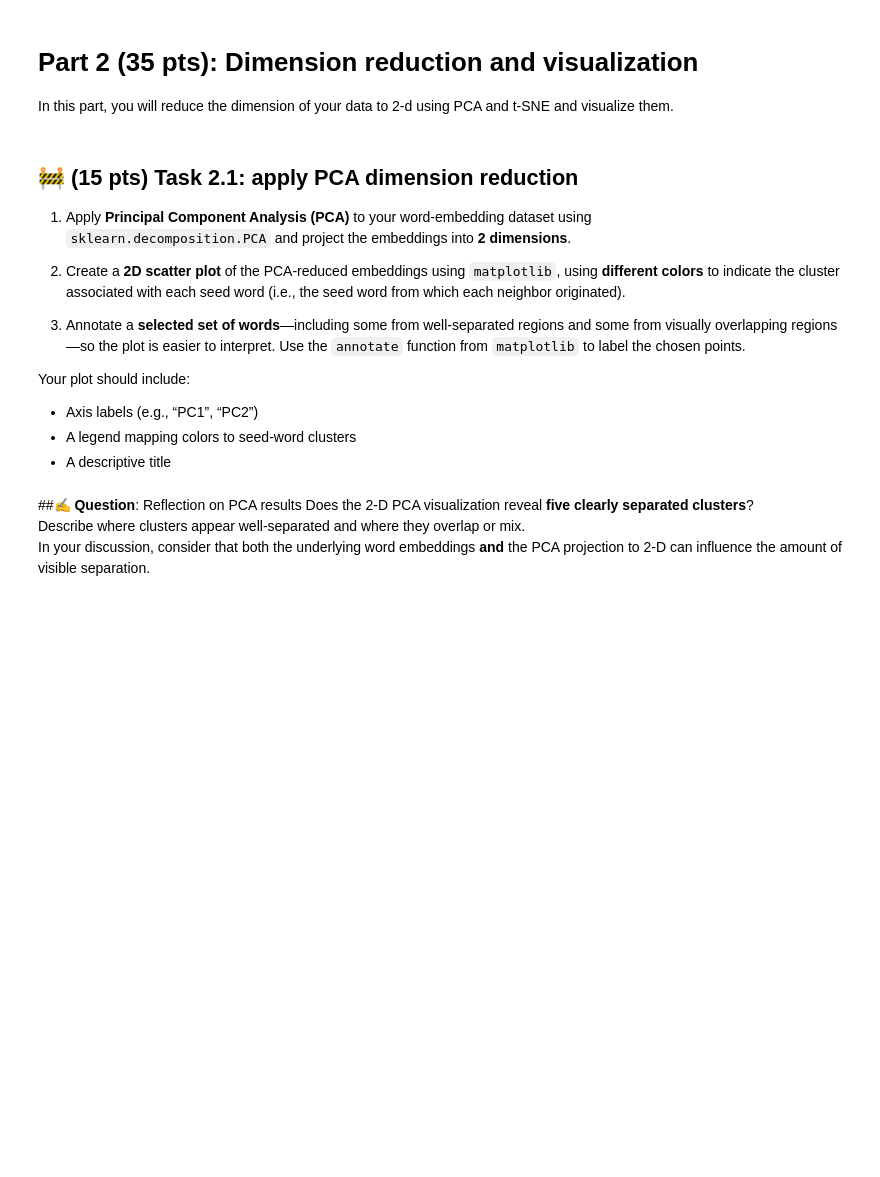
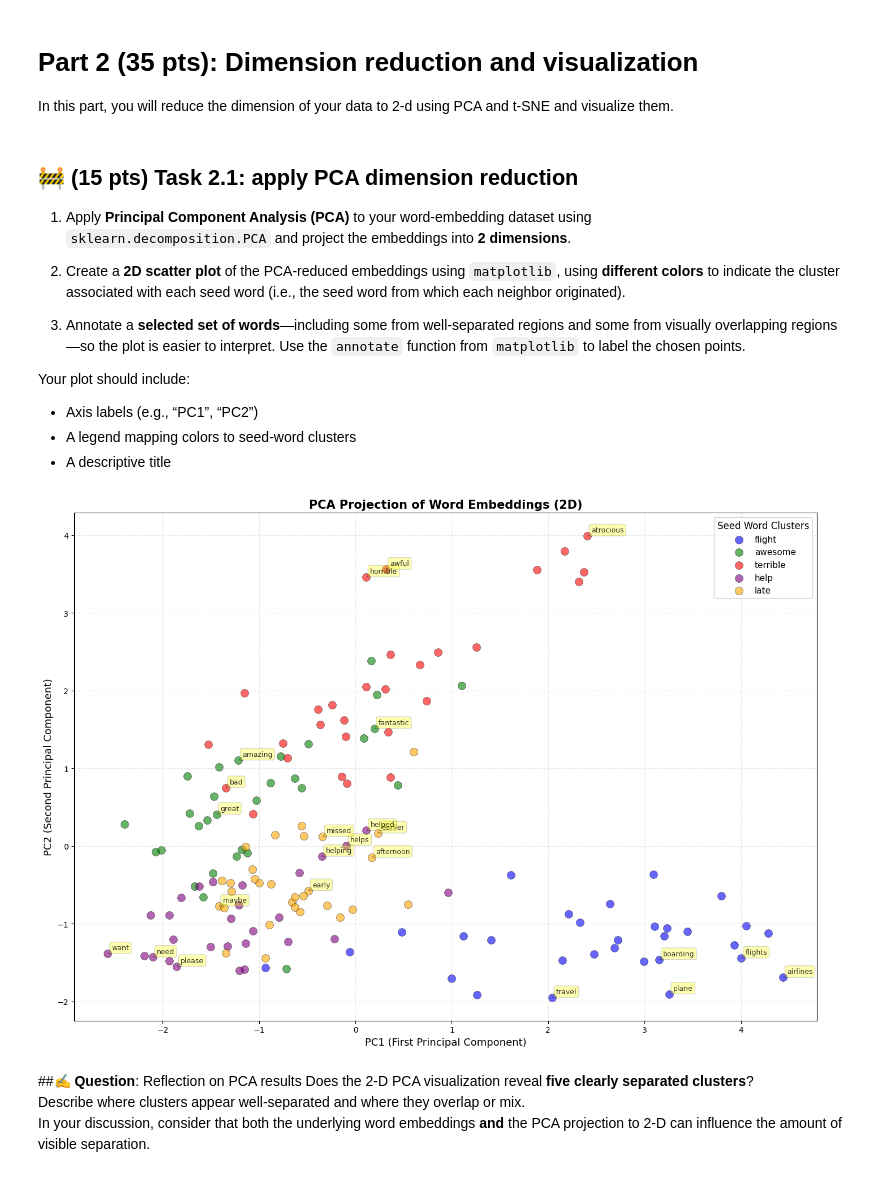
Before and after one commit to Magraz/ml-class, a Jupyter notebook: Assignment_4/IA4_2025.ipynb, the cells around one changed output. Cells and saved outputs as stored; diff of their text form; code cells hidden in the pictures; blank space fills up the shorter version.

```diff
--- a/Assignment_4/IA4_2025.ipynb
+++ b/Assignment_4/IA4_2025.ipynb
@@ -367,3 +475,94 @@ Your plot should include:
+# %%
+# Your code goes here.
+from sklearn.decomposition import PCA
+
+# Apply PCA to reduce embeddings to 2 dimensions
+pca = PCA(n_components=2, random_state=42)
+word_embeddings_pca = pca.fit_transform(word_embeddings)
+
+# Create color map for seed words
+seed_colors = {
+    'flight': 'blue',
+    'awesome': 'green',
+    'terrible': 'red',
+    'help': 'purple',
+    'late': 'orange'
+}
+
+# Create the scatter plot
+plt.figure(figsize=(14, 10))
+
+# Plot points for each seed word cluster
+for seed in seed_words:
+    # Get indices of words belonging to this seed
+    mask = word_labels == seed
+    plt.scatter(
+        word_embeddings_pca[mask, 0],
+        word_embeddings_pca[mask, 1],
+        c=seed_colors[seed],
+        label=seed,
+        alpha=0.6,
+        s=100,
+        edgecolors='black',
+        linewidth=0.5
+    )
+
+# Select words to annotate
+# Strategy: Pick words from different regions of the plot
+words_to_annotate = []
+
+# Get a few words from each cluster
+for seed in seed_words:
+    cluster_words = [w for w, l in zip(word_list, word_labels) if l == seed]
+    words_to_annotate.extend(cluster_words[:3])  # First 3 from each cluster
+
+# Find words at extremes (well-separated) and center (overlapping)
+pc1_coords = word_embeddings_pca[:, 0]
+pc2_coords = word_embeddings_pca[:, 1]
+
+# Add extreme words (well-separated regions)
+extreme_indices = [
+    np.argmin(pc1_coords),  # Leftmost
+    np.argmax(pc1_coords),  # Rightmost
+    np.argmin(pc2_coords),  # Bottom
+    np.argmax(pc2_coords)   # Top
+]
+
+for idx in extreme_indices:
+    if word_list[idx] not in words_to_annotate:
+        words_to_annotate.append(word_list[idx])
+
+# Add words near center (overlapping regions)
+center_dist = np.sqrt(pc1_coords**2 + pc2_coords**2)
+central_indices = np.argsort(center_dist)[:5]
+for idx in central_indices:
+    if word_list[idx] not in words_to_annotate and len(words_to_annotate) < 25:
+        words_to_annotate.append(word_list[idx])
+
+# Annotate selected words
+for word in words_to_annotate:
+    if word in word_list:
+        idx = word_list.index(word)
+        plt.annotate(
+            word,
+            xy=(word_embeddings_pca[idx, 0], word_embeddings_pca[idx, 1]),
+            xytext=(5, 5),
+            textcoords='offset points',
+            fontsize=9,
+            alpha=0.8,
+            bbox=dict(boxstyle='round,pad=0.3', facecolor='yellow', alpha=0.3, edgecolor='gray'),
+            arrowprops=dict(arrowstyle='->', connectionstyle='arc3,rad=0', alpha=0.3)
+        )
+
+plt.xlabel('PC1 (First Principal Component)', fontsize=13)
+plt.ylabel('PC2 (Second Principal Component)', fontsize=13)
+plt.title('PCA Projection of Word Embeddings (2D)', fontsize=15, fontweight='bold')
+plt.legend(title='Seed Word Clusters', fontsize=11, title_fontsize=12, loc='best')
+plt.grid(True, alpha=0.3, linestyle='--')
+plt.tight_layout()
+plt.show()
+# %% [output]
+[figure, added]
 # %% [markdown]
 ##✍️ **Question**: Reflection on PCA results
 Does the 2-D PCA visualization reveal **five clearly separated clusters**?
```
Also changed, not shown: parts of 11 cells of this notebook.
